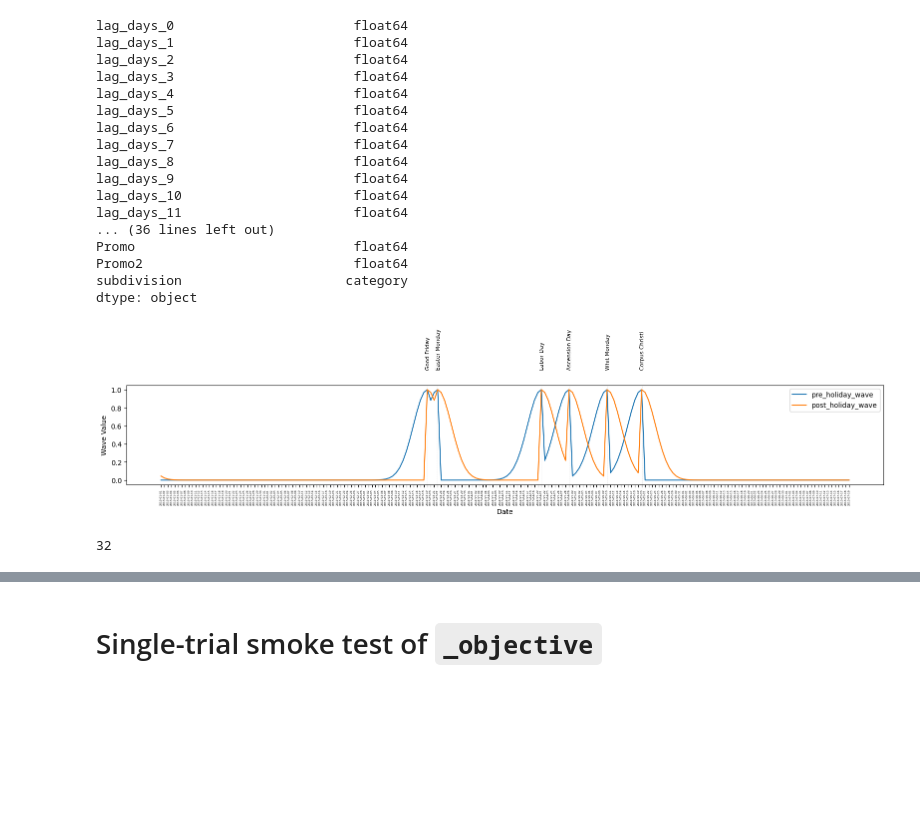
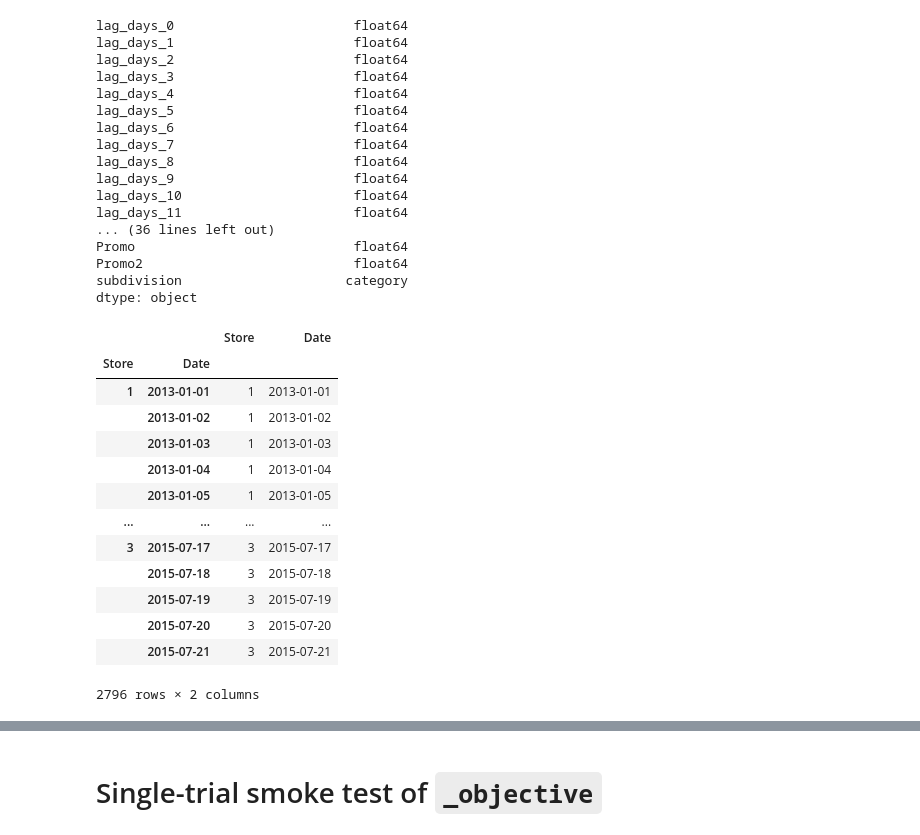
Before and after one commit to Miltos-90/Rossmann_Store_Sales_Forecasting, a Jupyter notebook: test_pipeline.ipynb, the cells around one changed output, grey strips where cells are left out. Cells and saved outputs as stored; diff of their text form; code cells hidden in the pictures; blank space fills up the shorter version.

```diff
--- a/test_pipeline.ipynb
+++ b/test_pipeline.ipynb
@@ -120,6 +120,23 @@ Promo                            float64
 Promo2                           float64
 subdivision                     category
 dtype: object
+# %%
+X.index.to_frame()
+# %% [output]
+|  |  | Store | Date |
+| Store | Date |  |  |
+| 1 | 2013-01-01 | 1 | 2013-01-01 |
+|  | 2013-01-02 | 1 | 2013-01-02 |
+|  | 2013-01-03 | 1 | 2013-01-03 |
+|  | 2013-01-04 | 1 | 2013-01-04 |
+|  | 2013-01-05 | 1 | 2013-01-05 |
+| ... | ... | ... | ... |
+| 3 | 2015-07-17 | 3 | 2015-07-17 |
+|  | 2015-07-18 | 3 | 2015-07-18 |
+|  | 2015-07-19 | 3 | 2015-07-19 |
+|  | 2015-07-20 | 3 | 2015-07-20 |
+|  | 2015-07-21 | 3 | 2015-07-21 |
+2796 rows × 2 columns
 # %%
 
 from src.features.from_calendar import calendar
@@ -167,37 +184,3 @@ for _, group in grouped:
 
 
     break
-# %%
-import pandas as pd
-import matplotlib.pyplot as plt
-
-fig, ax = plt.subplots(figsize=(16, 4))
-
-# Prepare the data
-gg = features_df[['pre_holiday_wave', 'post_holiday_wave', 'holiday_name']].reset_index().rename(columns={'index': 'Date'}).head(200)
-
-# 1. Plot without specifying x. This forces the x-axis to be the integer index (0 to 199)
-gg.plot(y=['pre_holiday_wave', 'post_holiday_wave'], kind='line', ax=ax, ylabel='Wave Value', xlabel='Date')
-
-# Annotate using the integer index (idx) for the x-coordinate
-for idx, row in gg.iterrows():
-    if pd.notnull(row['holiday_name']):
-        # Use idx instead of row['Date'] so it matches the 0-199 numerical axis
-        ax.annotate(str(row['holiday_name']), (idx, row['pre_holiday_wave']), textcoords="offset points", xytext=(1,30), ha='center', fontsize=8, rotation=90)
-        ax.axvline(x=idx, color='gray', linestyle='--', linewidth=0.5)
-
-# 2. Use the integer index positions for the tick placements
-ax.set_xticks(gg.index)
-
-# 3. Format the Date objects to strings for the labels so Matplotlib doesn't look at their data type
-date_labels = pd.to_datetime(gg['Date']).dt.strftime('%Y-%m-%d')
-ax.set_xticklabels(date_labels, rotation=90, fontsize=4)
-
-plt.tight_layout()
-plt.show()
-# %% [output]
-[figure, removed]
-# %%
-2 * 4 ** 2
-# %% [output]
-32
```
Also changed, not shown: parts of 2 cells of this notebook, 1 other file.
